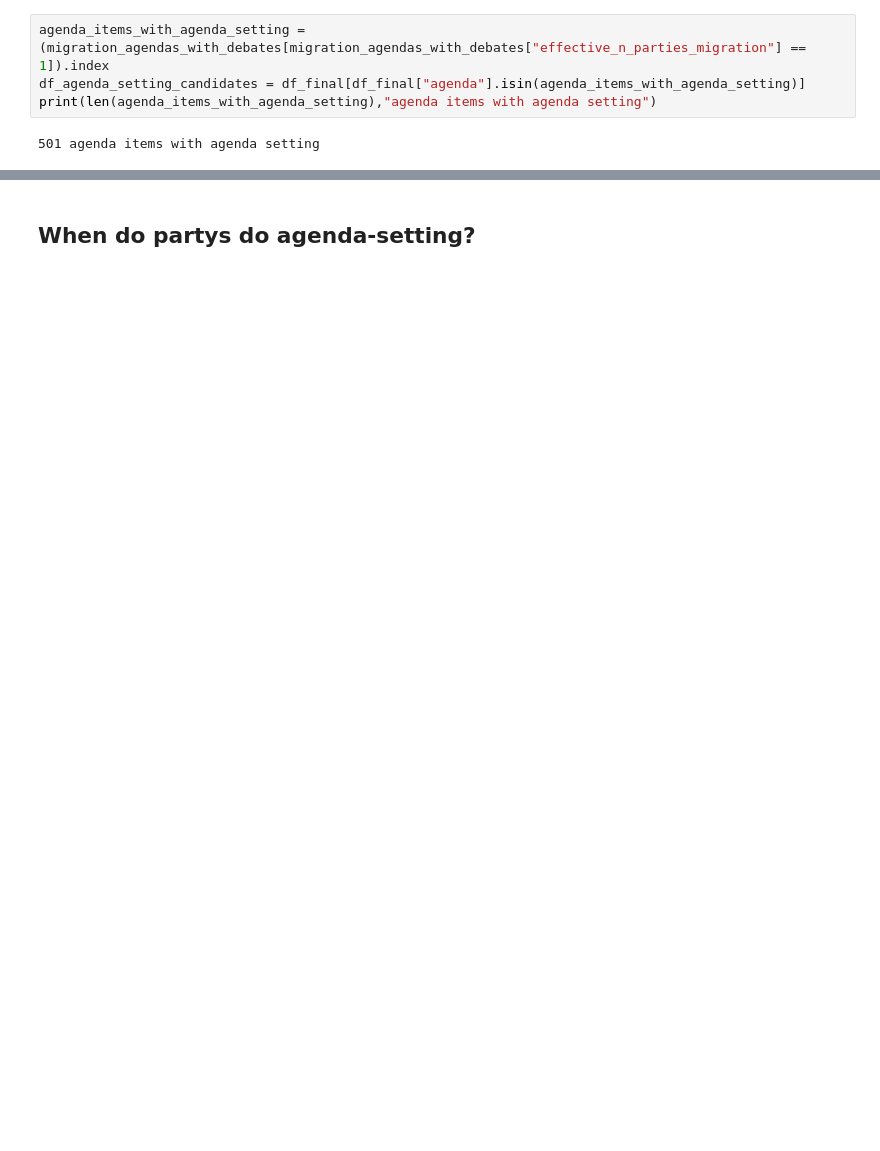
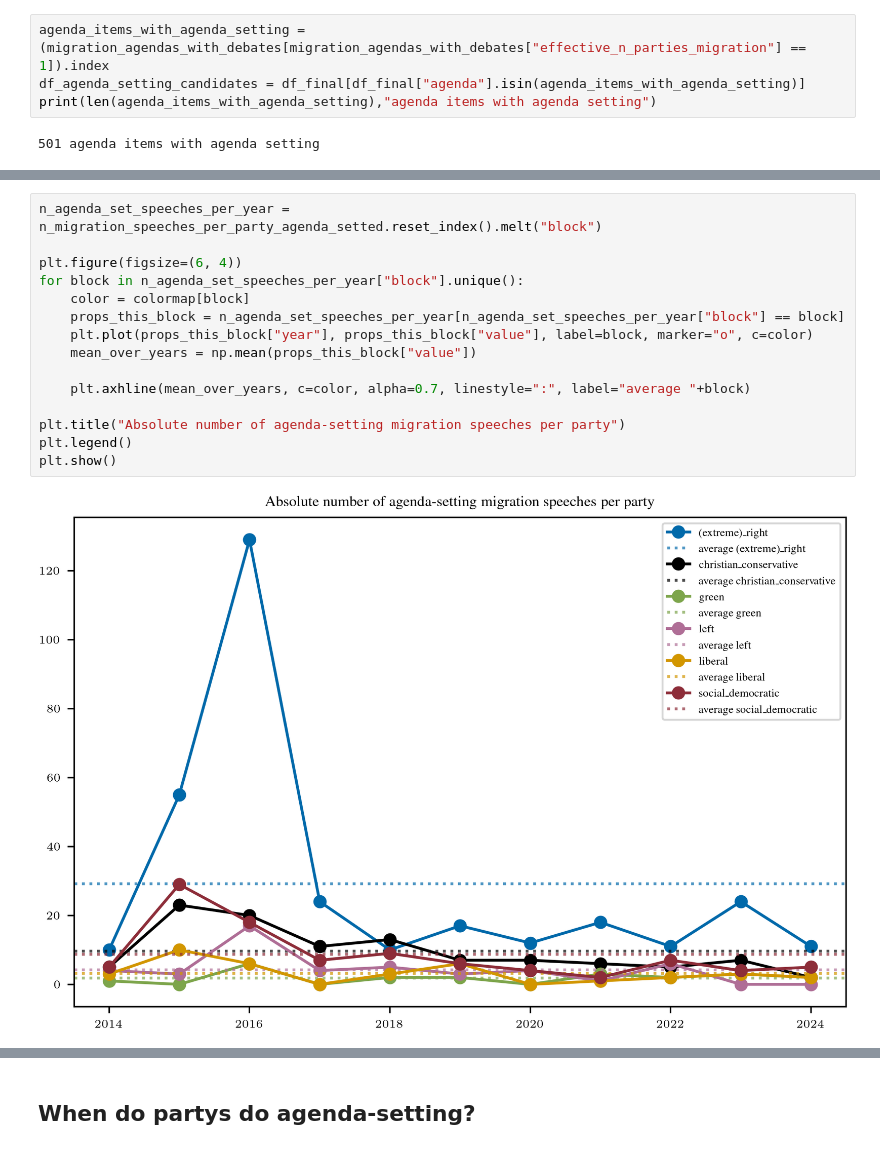
Before and after one commit to derkleinejakob/euparl_discourse, a Jupyter notebook: experiments/q2_agenda_setting.ipynb, the cells around one changed output, grey strips where cells are left out. Cells and saved outputs as stored; diff of their text form; blank space fills up the shorter version.

Commit message:
streamlined agenda setting sections

```diff
--- a/experiments/q2_agenda_setting.ipynb
+++ b/experiments/q2_agenda_setting.ipynb
@@ -319,0 +154,17 @@ Explanation of plot:
+# %%
+n_agenda_set_speeches_per_year = n_migration_speeches_per_party_agenda_setted.reset_index().melt("block")
+
+plt.figure(figsize=(6, 4))
+for block in n_agenda_set_speeches_per_year["block"].unique():
+    color = colormap[block]
+    props_this_block = n_agenda_set_speeches_per_year[n_agenda_set_speeches_per_year["block"] == block]
+    plt.plot(props_this_block["year"], props_this_block["value"], label=block, marker="o", c=color)
+    mean_over_years = np.mean(props_this_block["value"])
+
+    plt.axhline(mean_over_years, c=color, alpha=0.7, linestyle=":", label="average "+block)
+
+plt.title("Absolute number of agenda-setting migration speeches per party")
+plt.legend()
+plt.show()
+# %% [output]
+[figure, added]
```
Also changed, not shown: parts of 36 cells of this notebook, 4 other files.
